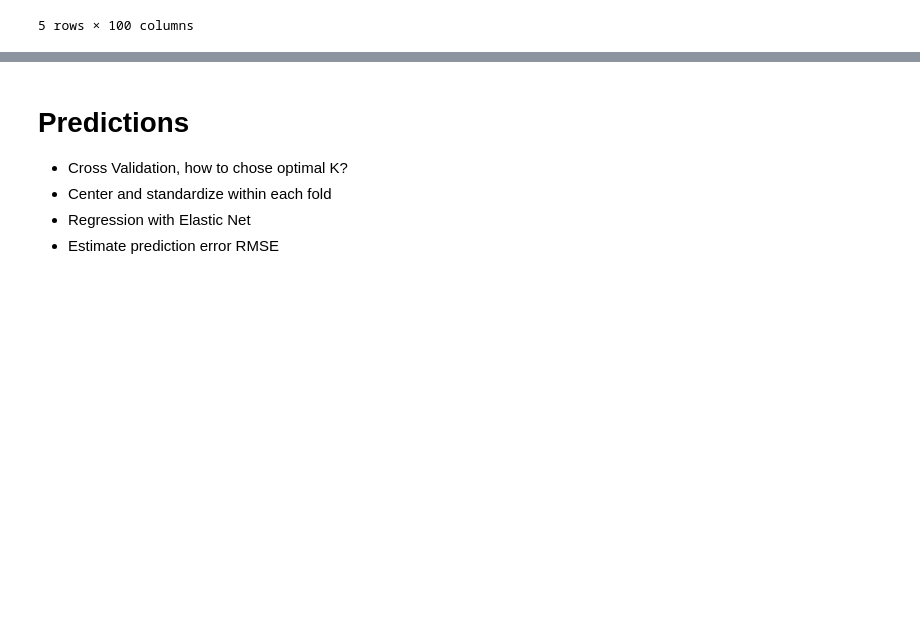
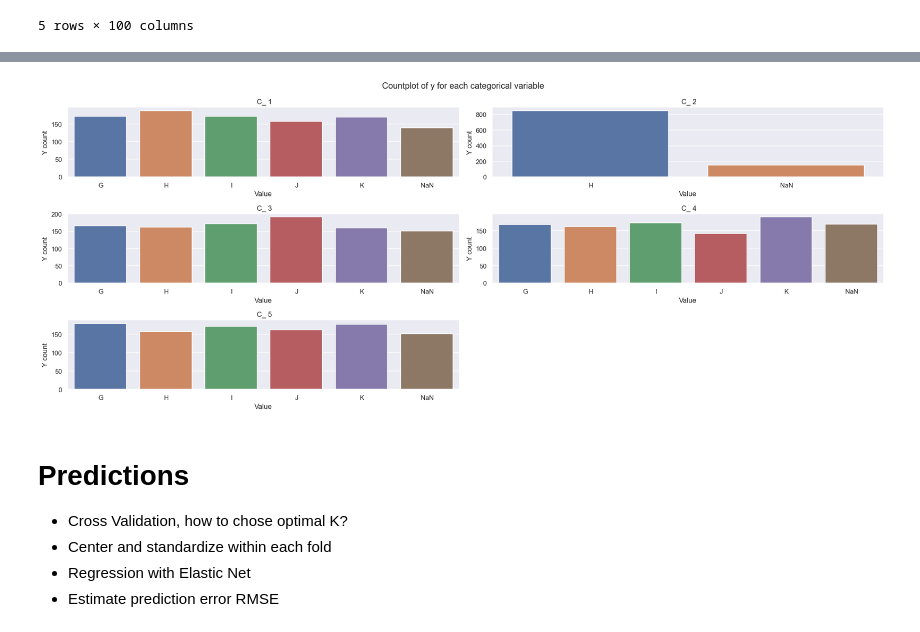
Before and after one commit to SorenBlattBendtsen/02582, a Jupyter notebook: Assignment_1/assignment1_notebook.ipynb, the cells around one changed output, grey strips where cells are left out. Drawn from its saved outputs; the diff is of its cells as text; code cells hidden in the pictures; blank space fills up the shorter version.

```diff
--- a/Assignment_1/assignment1_notebook.ipynb
+++ b/Assignment_1/assignment1_notebook.ipynb
@@ -217,3 +323,20 @@ Number of features with missing values 95
+# %%
+data_cat_new = x_new.select_dtypes(include=['category'])
+# subplot for each categorical variable, countplot of y
+fig, axes = plt.subplots(nrows=3, ncols=2, figsize=(20, 8))
+fig.suptitle("Countplot of y for each categorical variable")
+for i, ax in enumerate(axes.flatten()):
+    if i < data_cat_new.shape[1]:
+        sns.countplot(x=data_cat_new.iloc[:, i], ax=ax)
+        ax.set_title(data_cat_new.columns[i])
+        ax.set_xlabel("Value")
+        ax.set_ylabel("Y count")
+    else:
+        fig.delaxes(ax)
+plt.tight_layout()
+plt.show()
+# %% [output]
+[figure, added]
 # %% [markdown]
 # Predictions
 * Cross Validation, how to chose optimal K?
```
Also changed, not shown: parts of 15 cells of this notebook.
